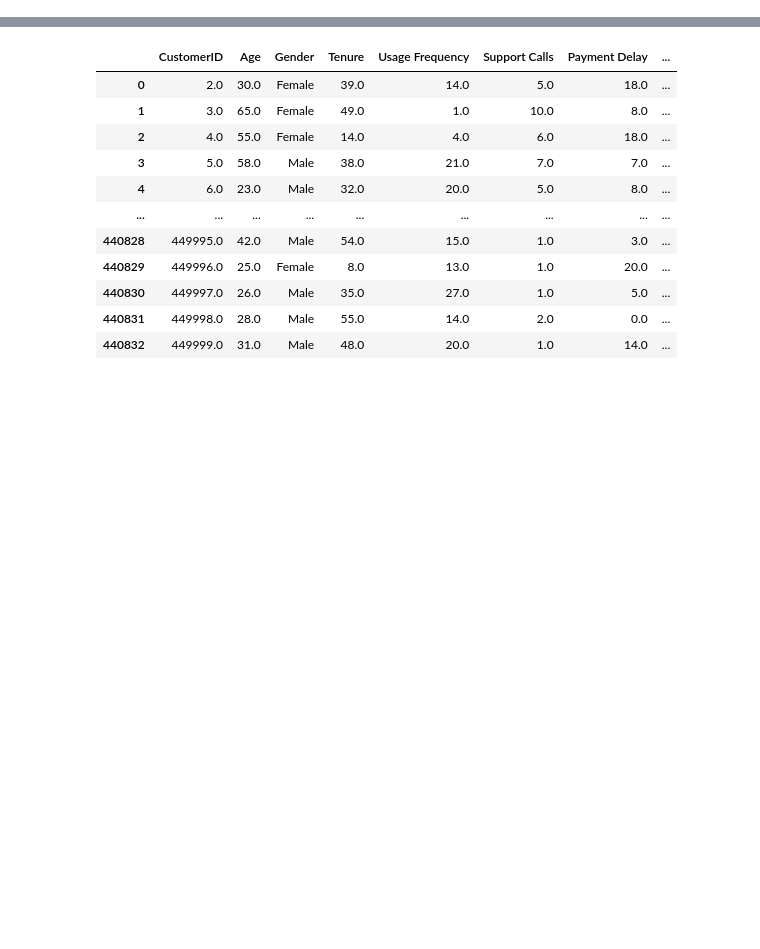
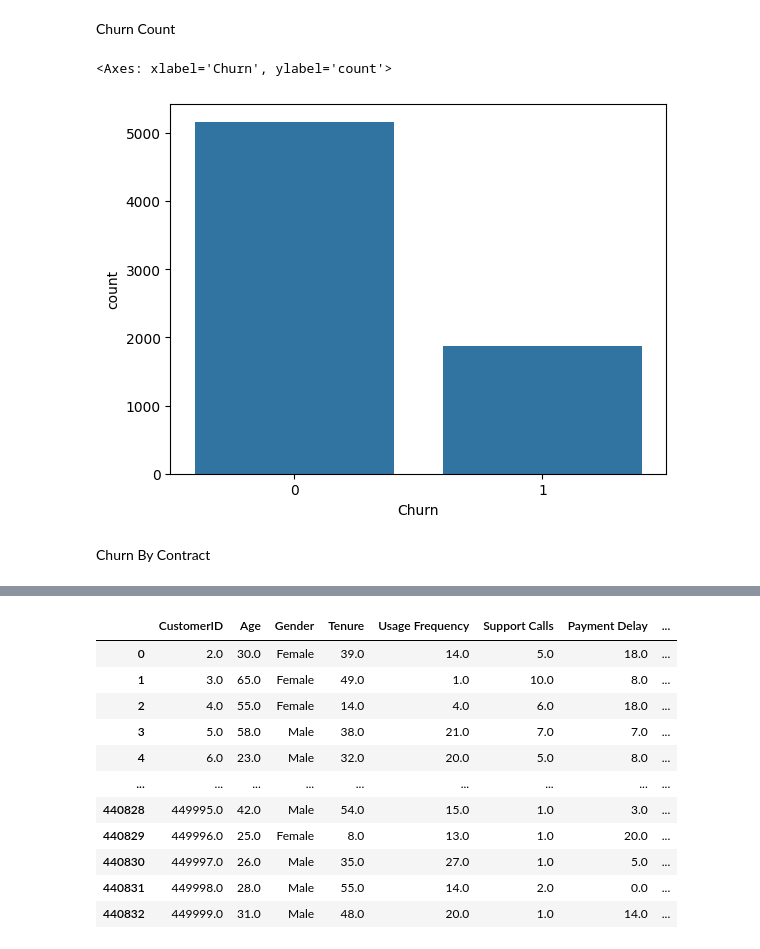
Before and after one commit to pritc2611/Customer-ChurnGuard, a Jupyter notebook: telo_churn.ipynb, the cells around one changed output, grey strips where cells are left out. Cells and saved outputs as stored; diff of their text form; code cells hidden in the pictures; blank space fills up the shorter version.

```diff
--- a/telo_churn.ipynb
+++ b/telo_churn.ipynb
@@ -122,0 +80,3 @@ Index(['Gender', 'Subscription Type', 'Contract Length'], dtype='object')
+# %%
+df["TotalCharges"] = pd.to_numeric(df["TotalCharges"], errors="coerce")
+df["Churn"] = df["Churn"].map({"Yes": 1, "No": 0})
@@ -122,0 +106,11 @@ Index(['Gender', 'Subscription Type', 'Contract Length'], dtype='object')
+# %%
+def tenure_group(x):
+    if x <= 12:
+        return "New"
+    elif x <= 36:
+        return "Mid"
+    else:
+        return "Long"
+
+
+df["TenureGroup"] = df["tenure"].apply(tenure_group)
@@ -122,0 +119,13 @@ Index(['Gender', 'Subscription Type', 'Contract Length'], dtype='object')
+# %%
+services = [
+    "PhoneService",
+    "MultipleLines",
+    "OnlineSecurity",
+    "OnlineBackup",
+    "DeviceProtection",
+    "TechSupport",
+    "StreamingTV",
+    "StreamingMovies",
+]
+
+df["ServiceCount"] = df[services].apply(lambda x: x.str.contains("Yes").sum(), axis=1)
@@ -122,0 +134,2 @@ Index(['Gender', 'Subscription Type', 'Contract Length'], dtype='object')
+# %%
+df["AvgCharges"] = df["TotalCharges"] / df["tenure"]
@@ -122,0 +146,9 @@ Index(['Gender', 'Subscription Type', 'Contract Length'], dtype='object')
+# %% [markdown]
+Churn Count
+# %%
+sns.countplot(x="Churn", data=df)
+# %% [output]
+<Axes: xlabel='Churn', ylabel='count'>
+[figure, added]
+# %% [markdown]
+Churn By Contract
```
Also changed, not shown: parts of 195 cells of this notebook, 21 other files.
